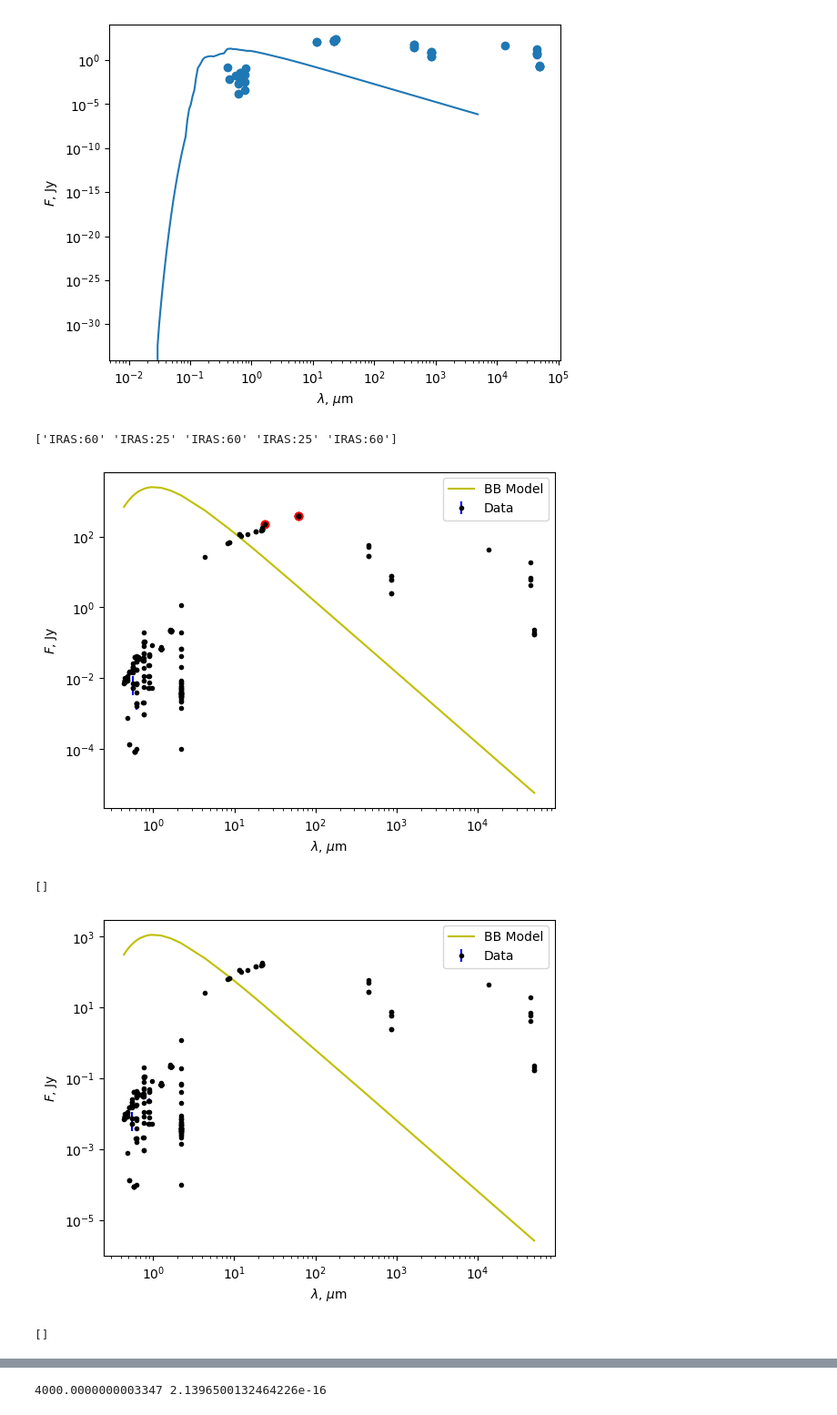
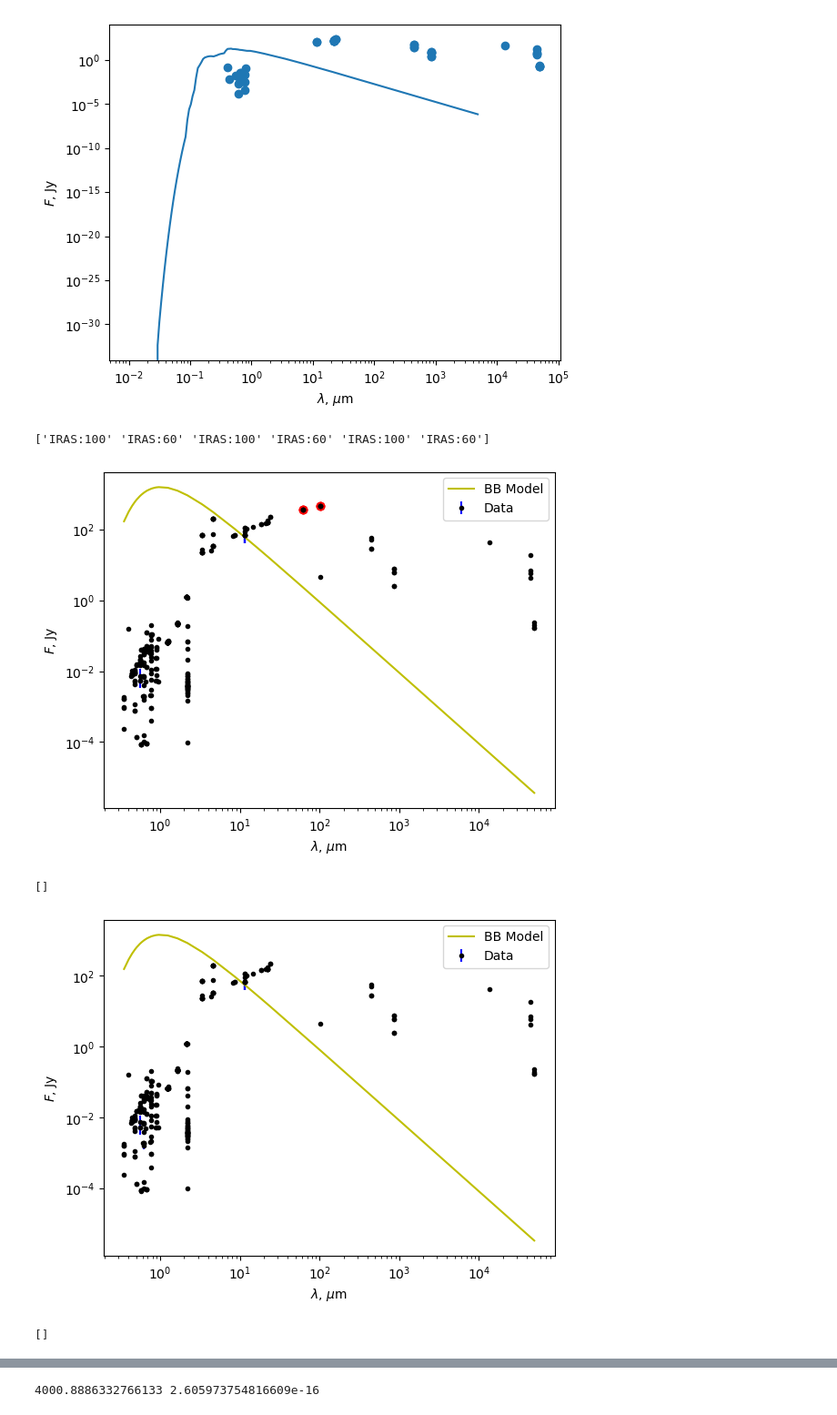
Before and after one commit to AstroTaffer/MEN-681301-OAM, a Jupyter notebook: project_00.ipynb, the cells around one changed output, grey strips where cells are left out. Shown at 91% size. Drawn from its saved outputs; the diff is of its cells as text; code cells hidden in the pictures.

Commit message:
filter+10kmodels

```diff
--- a/project_00.ipynb
+++ b/project_00.ipynb
@@ -3,6 +3,7 @@ from astropy.table import Table
 import matplotlib.pyplot as plt
 import numpy as np
 import pprint
+import copy
 
 radius=5
 target="V645Cyg"
@@ -11,6 +12,13 @@ pp=pprint.PrettyPrinter(depth=20)
 pp.pprint(sed)
 
 x=299792.458/sed["sed_freq"]
+
+x_copy=copy.deepcopy(x)
+y_copy=copy.deepcopy(sed["sed_flux"])
+filter_copy=copy.deepcopy(sed["sed_filter"])
+error_copy=copy.deepcopy(sed["sed_eflux"])
+
+
 fig, ax = plt.subplots()
 ax.set_xlabel('$\lambda$, $\mu$m')
 ax.set_ylabel('$F$, Jy')
@@ -227,14 +235,13 @@ def planck(lam, T, omega):
 
 
 
-x = np.array(filtered_freq)#sed['sed_freq']
-y = np.array(filtered_flux)#sed['sed_flux']
-filter=np.array(filtered_filter)#sed['sed_filter']
+x = np.array(x_copy)#np.array(x)#filtered_freq)#sed['sed_freq']
+y = np.array(y_copy)#np.array(sed["sed_flux"])#filtered_flux)#sed['sed_flux']
+filter=np.array(filter_copy)#np.array(sed["sed_filter"])#sed['sed_filter']
 
-x = 299792.458/x
-y = y
 
-error=np.array(filtered_eflux)
+
+error=np.array(error_copy)#np.array(sed["sed_eflux"])
 error[error== '--'] = 0
 error= np.nan_to_num(error, nan=0)
 weights = [1/max(_,0.001) for _ in error]
@@ -242,7 +249,7 @@ weights = [1/max(_,0.001) for _ in error]
 
 
 
-popt, pcov = curve_fit(planck, x, y, p0=(10000, 1e-20), bounds=([5000, 1e-29], [50000,1e-15]),absolute_sigma=True,sigma = weights,method='trf')
+popt, pcov = curve_fit(planck, x, y, p0=(20000, 1e-20), bounds=([5000, 1e-29], [50000,1e-15]),absolute_sigma=True,sigma = weights,method='trf')
 w = np.sort(x)
 bb_fit = planck(w, popt[0],popt[1])
 
@@ -378,35 +385,35 @@ plt.close()
 
 fi_ff_y = np.delete(f_ff_y, idx)
 fi_ff_x = np.delete(f_ff_x, idx)
 fi_err=np.delete(f_err,idx)
 fi_err=np.array(fi_err)
 fi_err[fi_err== '--'] = 0
 fi_err= np.nan_to_num(fi_err, nan=0)
 weights = [1/max(_,0.001) for _ in fi_err]
 
 
 
 popt, pcov = curve_fit(planck, fi_ff_x, fi_ff_y, p0=(8000, 1e-20), bounds=([4000, 1e-29], [50000,1e-15]),absolute_sigma=True,sigma=weights,method='trf')
 w = np.sort(fi_ff_x)
 bb_fit = planck(w, popt[0],popt[1])
 bb_fitx=planck(fi_ff_x,  popt[0],popt[1])
 
 print(*popt)
 fig, ax = plt.subplots(1, 1)
 ax.set_xscale('log')
 ax.set_yscale('log')
 ax.errorbar(fi_ff_x, fi_ff_y, yerr=fi_err, fmt='.', color='black', ecolor='b', label='Data')
 ax.plot(w, bb_fit, color='y', label='BB Model')
 #ax.scatter(out_x,outliers,c='r')
 ax.set_xlabel('$\lambda$, $\mu$m')
 ax.set_ylabel('$F$, Jy')
 plt.legend()
 plt.savefig('sed_fill_outliers_fin.png',dpi=300)
 plt.show()
 plt.close()
 # %% [output]
-['IRAS:60' 'IRAS:25' 'IRAS:60' 'IRAS:25' 'IRAS:60']
+['IRAS:100' 'IRAS:60' 'IRAS:100' 'IRAS:60' 'IRAS:100' 'IRAS:60']
-[figure, old version]
+[figure, new version]
 []
-[figure, old version]
+[figure, new version]
 []
@@ -414 +421 @@ plt.close()
-4000.0000000003347 2.1396500132464226e-16
+4000.8886332766133 2.605973754816609e-16
```
Also changed, not shown: parts of 3 cells of this notebook.
